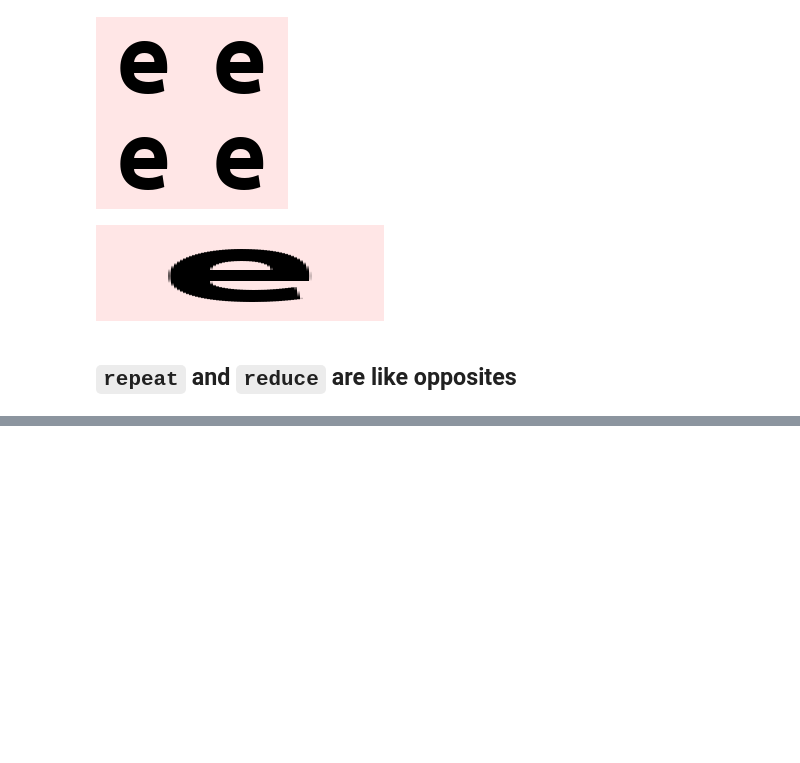
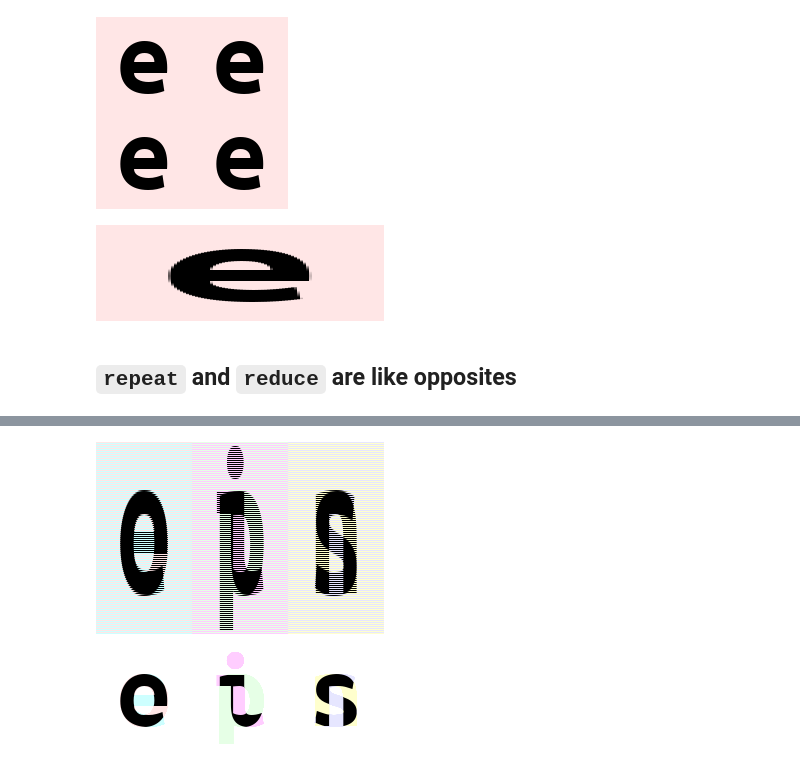
Before and after one commit to habbes/learn-einops, a Jupyter notebook: 01-basics.ipynb, the cells around one changed output, grey strips where cells are left out. Drawn from its saved outputs; the diff is of its cells as text; code cells hidden in the pictures; blank space fills up the shorter version.

```diff
--- a/01-basics.ipynb
+++ b/01-basics.ipynb
@@ -613,0 +622,10 @@ assert np.array_equal(ims, reduced)
+# %%
+# interweaving along verticals for image pairs
+rearrange(ims, "(b1 b2) h w c -> (h b1) (b2 w) c", b1=2)
+# %% [output]
+[figure, added]
+# %%
+# interweave lines of image pairs
+reduce(ims, "(b1 b2) h w c -> h (b2 w) c", "max", b1=2)
+# %% [output]
+[figure, added]
```
Also changed, not shown: parts of 13 cells of this notebook.
